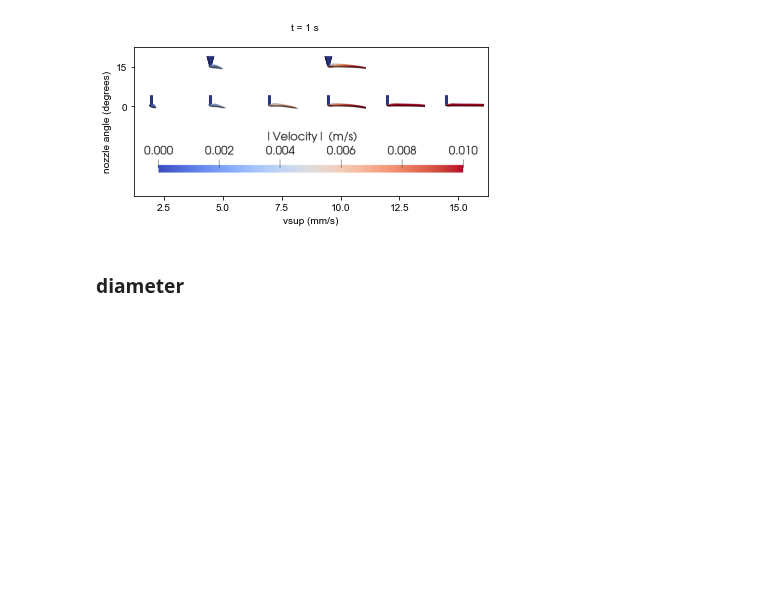
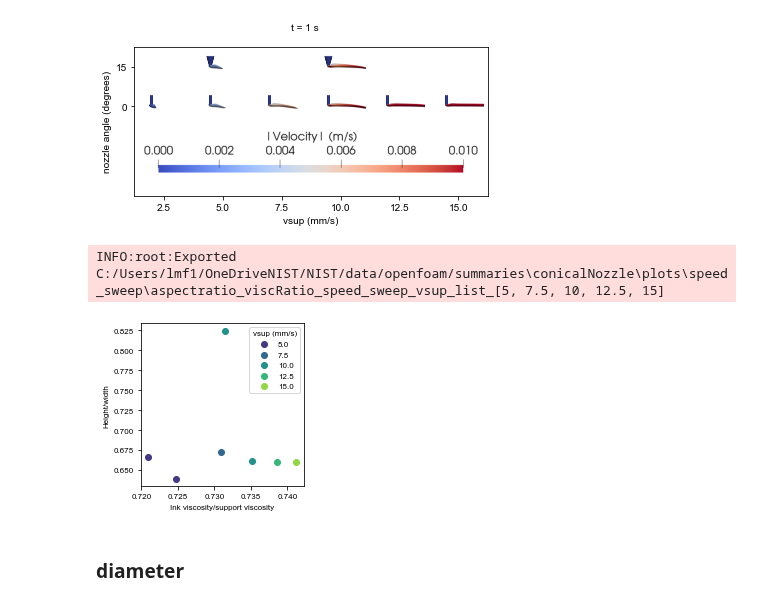
Before and after one commit to usnistgov/openfoamEmbedded3DP, a Jupyter notebook: pythonscripts/interfacemetrics_conicalNozzle.ipynb, the cells around one changed output. Drawn from its saved outputs; the diff is of its cells as text; code cells hidden in the pictures; blank space fills up the shorter version.

```diff
--- a/pythonscripts/interfacemetrics_conicalNozzle.ipynb
+++ b/pythonscripts/interfacemetrics_conicalNozzle.ipynb
@@ -291,6 +294,13 @@ picPlots0(os.path.join(SERVERFOLDER, 'speed_sweep'), EXPORTFOLDER, 1, 0
 # %% [output]
 INFO:root:Exported C:/Users/lmf1/OneDriveNIST/NIST/data/openfoam/summaries\conicalNozzle\plots\speed_sweep\pics_y_umag_t1_sigma_0_speed_sweep_xvar_vsup_yvar_nozzle_angle
 [figure]
+# %%
+viscRatioPlot0(os.path.join(SERVERFOLDER, 'speed_sweep'), EXPORTFOLDER
+               , 2.5, 5, yvar='aspectratio', cvar='vsup'
+              , overwrite=True, export=True, vsup_list=[5, 7.5, 10, 12.5, 15])
+# %% [output]
+INFO:root:Exported C:/Users/lmf1/OneDriveNIST/NIST/data/openfoam/summaries\conicalNozzle\plots\speed_sweep\aspectratio_viscRatio_speed_sweep_vsup_list_[5, 7.5, 10, 12.5, 15]
+[figure, added]
 # %% [markdown]
 ### diameter
 # %%
```
Also changed, not shown: parts of 29 cells of this notebook, 16 other files.
